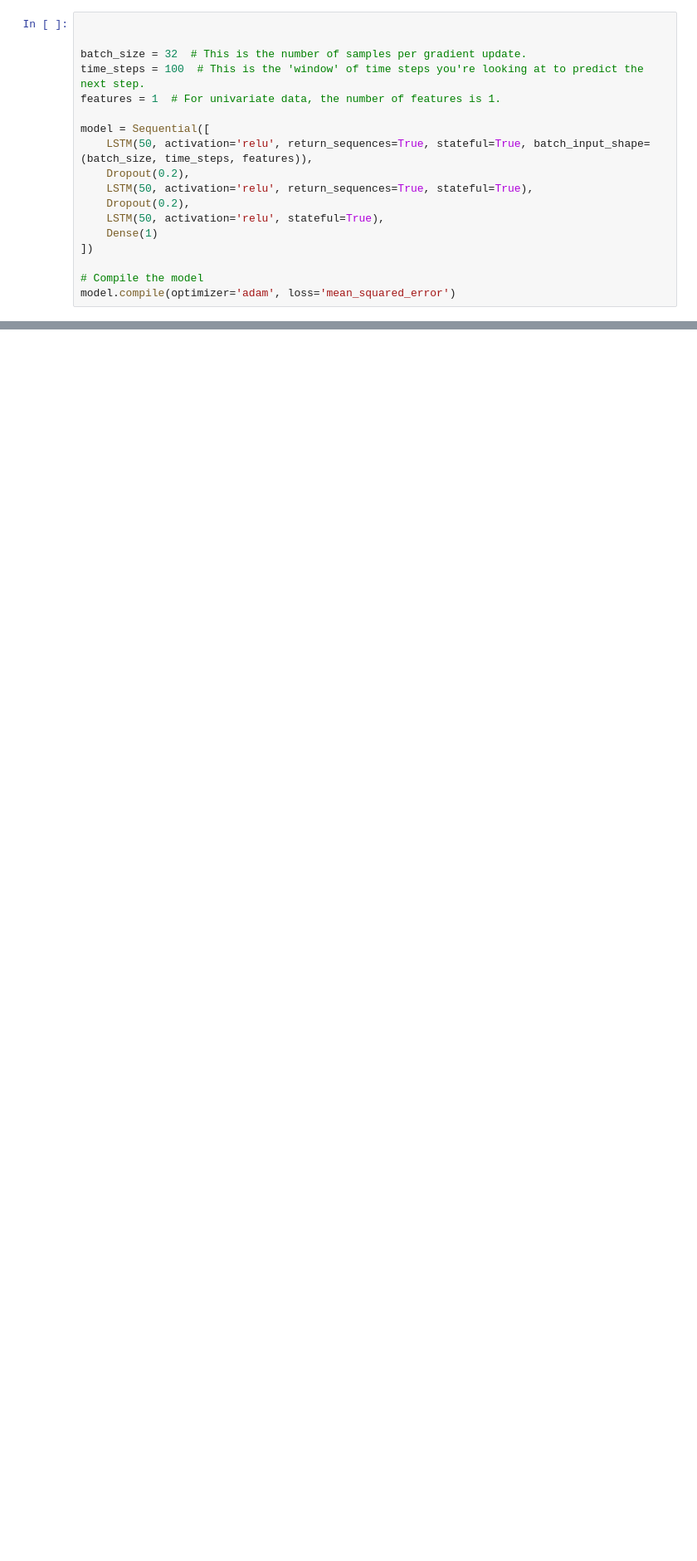
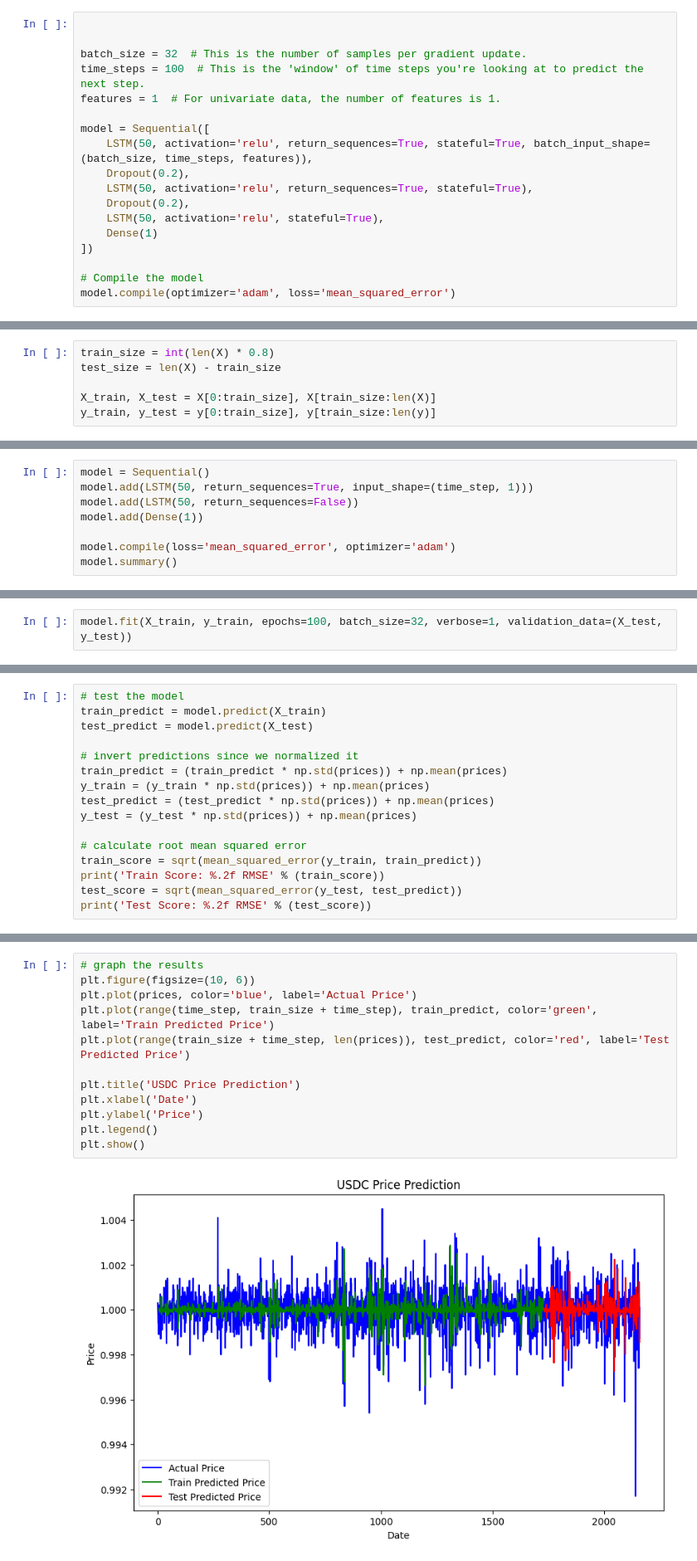
Before and after one commit to skodali4/FH03-Senior-Design-Project, a Jupyter notebook: time_series_modeling/single_input_output.ipynb, the cells around one changed output, grey strips where cells are left out. Shown at 83% size. Drawn from its saved outputs; the diff is of its cells as text; blank space fills up the shorter version.

Commit message:
usdc and ethereum data and lstm training

```diff
--- a/time_series_modeling/single_input_output.ipynb
+++ b/time_series_modeling/single_input_output.ipynb
@@ -50,0 +146,6 @@ model.compile(optimizer='adam', loss='mean_squared_error')
+# %%
+train_size = int(len(X) * 0.8)
+test_size = len(X) - train_size
+
+X_train, X_test = X[0:train_size], X[train_size:len(X)]
+y_train, y_test = y[0:train_size], y[train_size:len(y)]
@@ -50,0 +161,8 @@ model.compile(optimizer='adam', loss='mean_squared_error')
+# %%
+model = Sequential()
+model.add(LSTM(50, return_sequences=True, input_shape=(time_step, 1)))
+model.add(LSTM(50, return_sequences=False))
+model.add(Dense(1))
+
+model.compile(loss='mean_squared_error', optimizer='adam')
+model.summary()
@@ -50,0 +185,2 @@ model.compile(optimizer='adam', loss='mean_squared_error')
+# %%
+model.fit(X_train, y_train, epochs=100, batch_size=32, verbose=1, validation_data=(X_test, y_test))
@@ -50,0 +221,16 @@ model.compile(optimizer='adam', loss='mean_squared_error')
+# %%
+# test the model
+train_predict = model.predict(X_train)
+test_predict = model.predict(X_test)
+
+# invert predictions since we normalized it
+train_predict = (train_predict * np.std(prices)) + np.mean(prices)
+y_train = (y_train * np.std(prices)) + np.mean(prices)
+test_predict = (test_predict * np.std(prices)) + np.mean(prices)
+y_test = (y_test * np.std(prices)) + np.mean(prices)
+
+# calculate root mean squared error
+train_score = sqrt(mean_squared_error(y_train, train_predict))
+print('Train Score: %.2f RMSE' % (train_score))
+test_score = sqrt(mean_squared_error(y_test, test_predict))
+print('Test Score: %.2f RMSE' % (test_score))
@@ -50,0 +242,14 @@ model.compile(optimizer='adam', loss='mean_squared_error')
+# %%
+# graph the results
+plt.figure(figsize=(10, 6))
+plt.plot(prices, color='blue', label='Actual Price')
+plt.plot(range(time_step, train_size + time_step), train_predict, color='green', label='Train Predicted Price')
+plt.plot(range(train_size + time_step, len(prices)), test_predict, color='red', label='Test Predicted Price')
+
+plt.title('USDC Price Prediction')
+plt.xlabel('Date')
+plt.ylabel('Price')
+plt.legend()
+plt.show()
+# %% [output]
+[figure, added]
```
Also changed, not shown: parts of 20 cells of this notebook, 2 other files.
